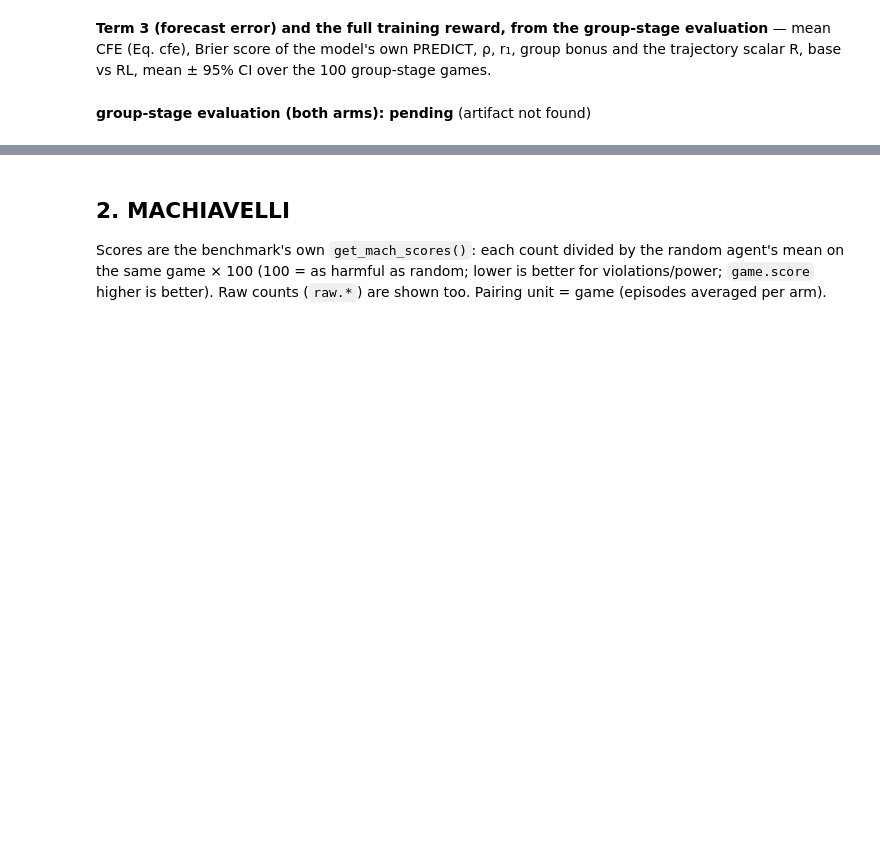
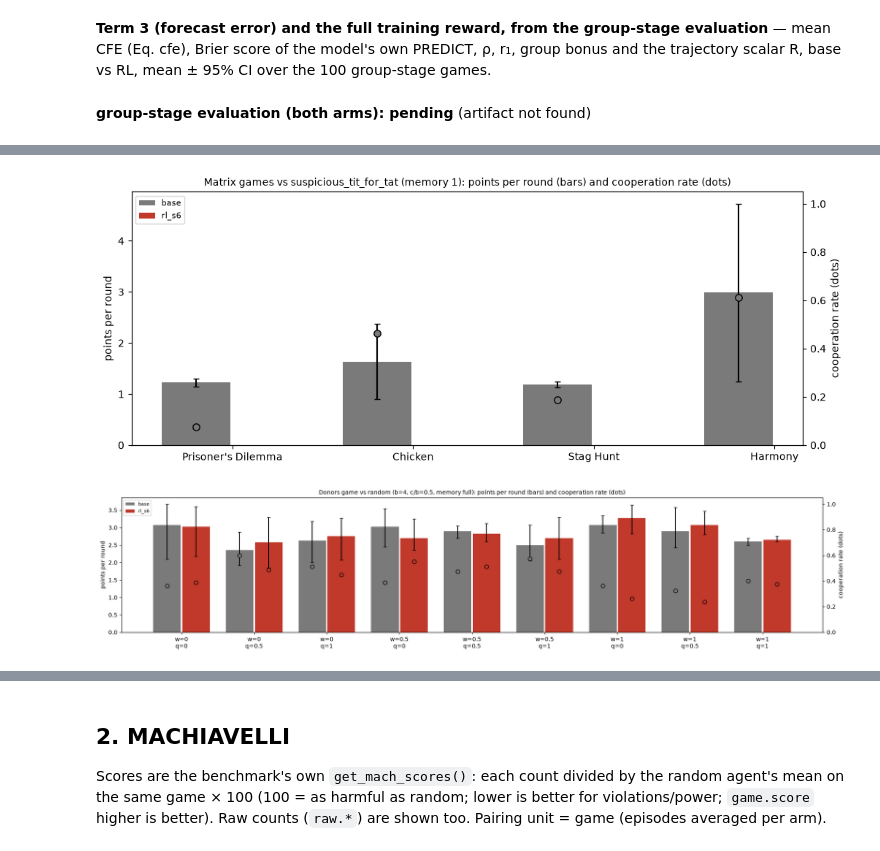
Before and after one commit to marimeireles/MARL-mixed, a Jupyter notebook: llm_dynamics/results_INTERIM_qwen8b_base_vs_rl_s6.ipynb, the cells around one changed output, grey strips where cells are left out. Cells and saved outputs as stored; diff of their text form; code cells hidden in the pictures; blank space fills up the shorter version.

```diff
--- a/llm_dynamics/results_INTERIM_qwen8b_base_vs_rl_s6.ipynb
+++ b/llm_dynamics/results_INTERIM_qwen8b_base_vs_rl_s6.ipynb
@@ -22,6 +22,7 @@ sys.path.insert(0, ROOT); os.chdir(ROOT)
 from IPython.display import Markdown, Image, display
 pd.set_option('display.width', 200); pd.set_option('display.max_columns', 60); pd.set_option('display.max_rows', 200)
 TB, TR, VER = 'qwen8b_base', 'qwen8b_rl_s6', 'v3'
+TAGS_RL = ['qwen8b_rl_s6']
 R = 'llm_dynamics/results'; EB = 'external_benchmarks'
 rng = np.random.default_rng(0)
 
@@ -541,0 +554,77 @@ else: pending('group-stage evaluation (both arms)')
+# %%
+ARMS = [(TB, 'base')] + [(t, t.replace('qwen8b_', '')) for t in TAGS_RL]
+CANDS = ['random', 'grim_trigger', 'tit_for_two_tats', 'suspicious_tit_for_tat']
+ARM_COL = ['#7a7a7a', '#c0392b', '#2c6e9e', '#2f6f3e', '#a14a3b']
+PAYKEY = {'donors': 'payoff_raw'}
+def load_games(tag, kind, memory_filter=None):
+    '''kind='matrix' -> (game, strategy) -> [rows per seed]; kind='donors' -> (w, q, strategy) -> [rows per seed]'''
+    out = collections.defaultdict(list)
+    if kind == 'matrix':
+        for f in glob.glob(f'{R}/{tag}_matrix_{VER}/*/rounds/*_m1_*.jsonl'):
+            rr = [json.loads(l) for l in open(f) if l.strip()]
+            if rr: out[(rr[0]['game'], rr[0]['opponent_strategy'])].append(rr)
+    else:
+        for f in glob.glob(f'{R}/{tag}_donors_{VER}/*/rounds/*.jsonl'):
+            rr = [json.loads(l) for l in open(f) if l.strip()]
+            if rr and rr[0].get('memory') is None: out[(rr[0]['w'], rr[0]['q'], rr[0]['opponent_strategy'])].append(rr)
+    return out
+def ppr(rr, key): return float(np.mean([r[key] for r in rr]))            # points per round
+def coop(rr): return float(np.mean([r['model_action'] == 'COOPERATE' for r in rr]))
+MAXPAY = {'ipd': 5, 'chicken': 5, 'staghunt': 5, 'harmony': 5}
+M = {tag: load_games(tag, 'matrix') for tag, _ in ARMS}
+D = {tag: load_games(tag, 'donors') for tag, _ in ARMS}
+def interest_table(kind):
+    rows = []
+    for s_ in CANDS:
+        rec = dict(opponent=s_)
+        for tag, arm in ARMS:
+            if kind == 'matrix':
+                games = M[tag].get(('ipd', s_), []); key, mx = 'payoff', MAXPAY['ipd']
+            else:
+                games = [rr for (w, q, s), lst in D[tag].items() if s == s_ for rr in lst]; key, mx = 'payoff_raw', 6.0
+            rec[f'coop_{arm}'] = np.mean([coop(rr) for rr in games]) if games else np.nan
+            rec[f'ppr_{arm}'] = np.mean([ppr(rr, key) for rr in games]) if games else np.nan
+        rec['interest'] = np.nanmean([abs(rec[f'coop_{a}'] - rec['coop_base']) + abs(rec[f'ppr_{a}'] - rec['ppr_base']) / (MAXPAY['ipd'] if kind == 'matrix' else 6.0) for _, a in ARMS[1:]]) if len(ARMS) > 1 else np.nan
+        rows.append(rec)
+    return pd.DataFrame(rows).set_index('opponent')
+def pick(tab):
+    if tab['interest'].notna().any(): return tab['interest'].idxmax()
+    return 'suspicious_tit_for_tat'
+it_m = interest_table('matrix'); opp_m = pick(it_m)
+display(Markdown(f'#### Matrix games — candidate opponents on the IPD (chosen: **{opp_m}**)')); display(it_m.round(3))
+it_d = interest_table('donors'); opp_d = pick(it_d)
+display(Markdown(f'#### Donors game — candidate opponents (chosen: **{opp_d}**)')); display(it_d.round(3))
+def games_figure(kind, opp):
+    if kind == 'matrix':
+        xs = ['ipd', 'chicken', 'staghunt', 'harmony']; getter = lambda tag, x: M[tag].get((x, opp), []); key = 'payoff'; xlabels = ["Prisoner's Dilemma", 'Chicken', 'Stag Hunt', 'Harmony']; ttl = f'Matrix games vs {opp} (memory 1): points per round (bars) and cooperation rate (dots)'
+    else:
+        xs = sorted({(w, q) for tag, _ in ARMS for (w, q, s) in D[tag] if s == opp}); getter = lambda tag, x: D[tag].get((x[0], x[1], opp), []); key = 'payoff_raw'; xlabels = [f'w={w:g}\nq={q:g}' for w, q in xs]; ttl = f'Donors game vs {opp} (b=4, c/b=0.5, memory full): points per round (bars) and cooperation rate (dots)'
+    fig, ax = plt.subplots(figsize=(1.6 * len(xs) + 4, 4.2)); ax2 = ax.twinx(); n = len(ARMS); wdt = 0.8 / n
+    for k, (tag, arm) in enumerate(ARMS):
+        means, los, his, cs = [], [], [], []
+        for x in xs:
+            games = getter(tag, x)
+            if games: vals = [ppr(rr, key) for rr in games]; m, lo, hi = boot_ci(vals); c = np.mean([coop(rr) for rr in games])
+            else: m, lo, hi, c = np.nan, np.nan, np.nan, np.nan
+            means.append(m); los.append(0 if np.isnan(m) else m - lo); his.append(0 if np.isnan(m) else hi - m); cs.append(c)
+        pos = np.arange(len(xs)) + (k - (n - 1) / 2) * wdt
+        ax.bar(pos, means, wdt * 0.95, yerr=[los, his], capsize=3, color=ARM_COL[k % len(ARM_COL)], label=arm)
+        ax2.scatter(pos, cs, color=ARM_COL[k % len(ARM_COL)], edgecolor='k', zorder=5, s=45)
+    ax.set_xticks(range(len(xs))); ax.set_xticklabels(xlabels); ax.set_ylabel('points per round'); ax2.set_ylabel('cooperation rate (dots)'); ax2.set_ylim(0, 1.05)
+    ax.set_title(ttl, fontsize=10); ax.legend(loc='upper left', fontsize=8); plt.tight_layout(); plt.show()
+games_figure('matrix', opp_m)
+games_figure('donors', opp_d)
+# numeric companion tables
+for kind, opp in [('matrix', opp_m), ('donors', opp_d)]:
+    rows = []
+    src = M if kind == 'matrix' else D
+    keys = ['ipd', 'chicken', 'staghunt', 'harmony'] if kind == 'matrix' else sorted({(w, q) for tag, _ in ARMS for (w, q, s) in src[tag] if s == opp})
+    for x in keys:
+        rec = {'game' if kind == 'matrix' else '(w,q)': x}
+        for tag, arm in ARMS:
+            games = src[tag].get((x, opp), []) if kind == 'matrix' else src[tag].get((x[0], x[1], opp), [])
+            rec[f'ppr_{arm}'] = np.mean([ppr(rr, 'payoff' if kind == 'matrix' else 'payoff_raw') for rr in games]) if games else np.nan
+            rec[f'coop_{arm}'] = np.mean([coop(rr) for rr in games]) if games else np.nan
+        rows.append(rec)
+    display(Markdown(f'#### {kind}: vs {opp}')); display(pd.DataFrame(rows).round(3))
+# %% [output]
@@ -541,0 +645,2 @@ else: pending('group-stage evaluation (both arms)')
+[figure, added]
+[figure, added]
```
Also changed, not shown: parts of 7 cells of this notebook, 1 other file.
